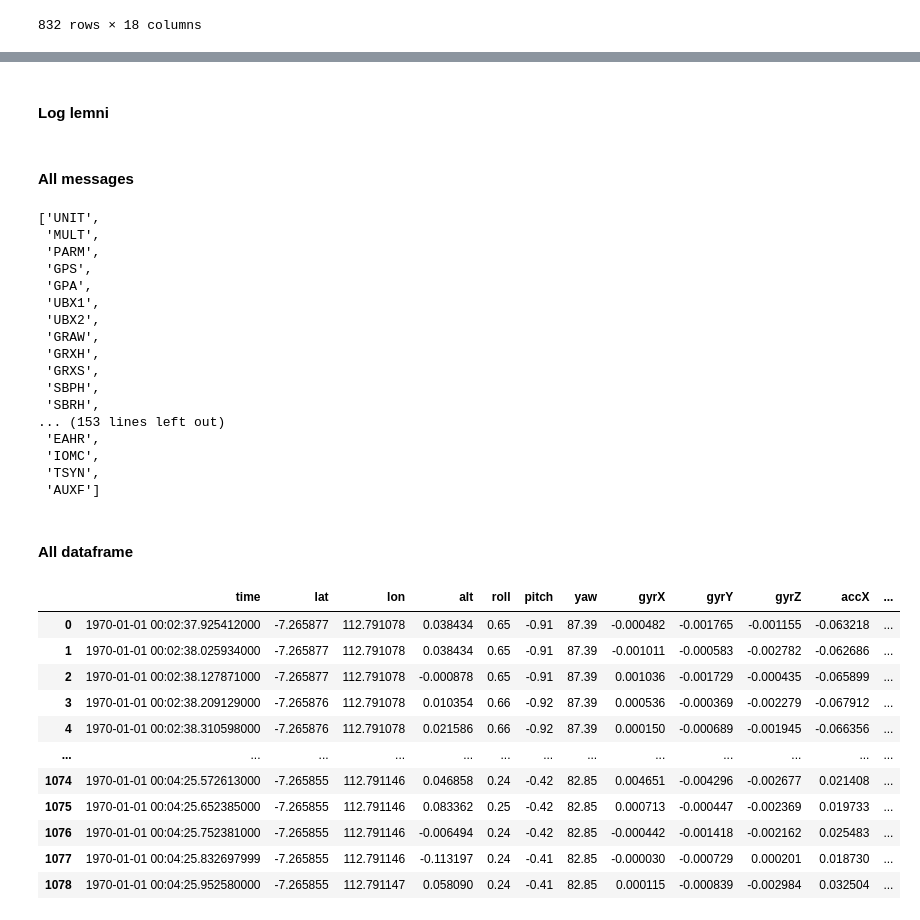
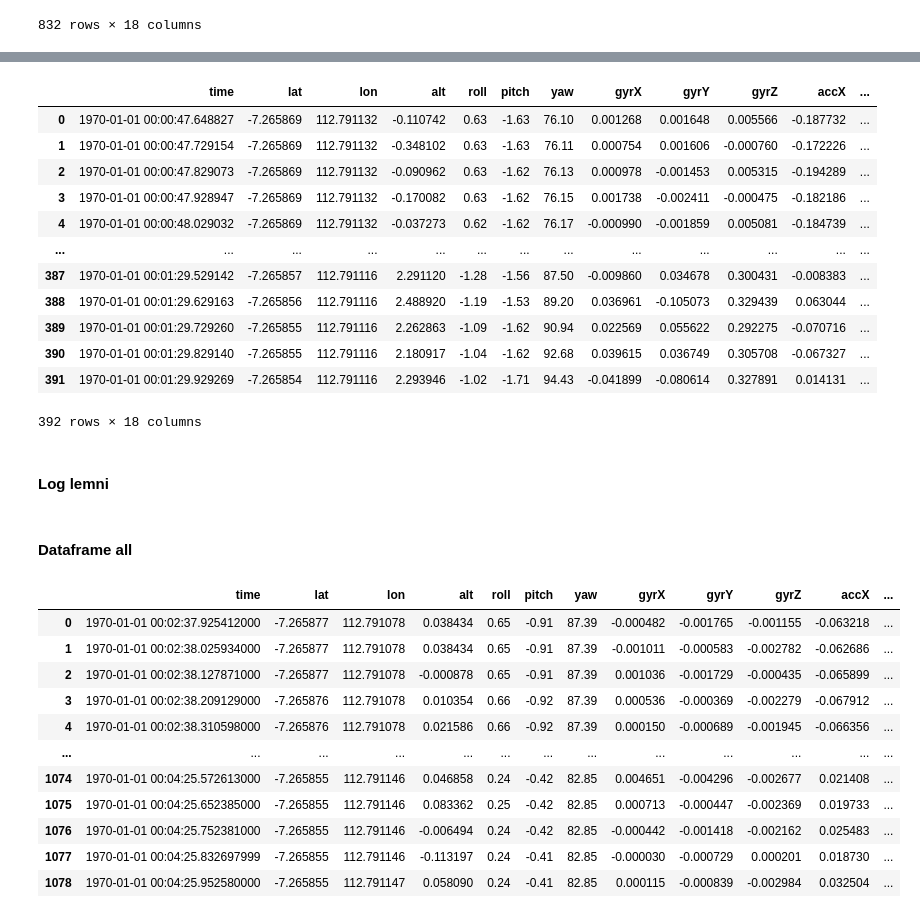
Before and after one commit to MiftahulSN/pixhawk-log-parsing, a Jupyter notebook: logger.ipynb, the cells around one changed output, grey strips where cells are left out. Saved outputs shown, nothing was run; the diff lists cells and outputs as text; code cells hidden in the pictures.

```diff
--- a/logger.ipynb
+++ b/logger.ipynb
@@ -222,3 +291,20 @@ df
+# %%
+df_filter = log.filter_circle()
+df_filter
+# %% [output]
+|  | time | lat | lon | alt | roll | pitch | yaw | gyrX | gyrY | gyrZ | accX | ... |
+| 0 | 1970-01-01 00:00:47.648827 | -7.265869 | 112.791132 | -0.110742 | 0.63 | -1.63 | 76.10 | 0.001268 | 0.001648 | 0.005566 | -0.187732 | ... |
+| 1 | 1970-01-01 00:00:47.729154 | -7.265869 | 112.791132 | -0.348102 | 0.63 | -1.63 | 76.11 | 0.000754 | 0.001606 | -0.000760 | -0.172226 | ... |
+| 2 | 1970-01-01 00:00:47.829073 | -7.265869 | 112.791132 | -0.090962 | 0.63 | -1.62 | 76.13 | 0.000978 | -0.001453 | 0.005315 | -0.194289 | ... |
+| 3 | 1970-01-01 00:00:47.928947 | -7.265869 | 112.791132 | -0.170082 | 0.63 | -1.62 | 76.15 | 0.001738 | -0.002411 | -0.000475 | -0.182186 | ... |
+| 4 | 1970-01-01 00:00:48.029032 | -7.265869 | 112.791132 | -0.037273 | 0.62 | -1.62 | 76.17 | -0.000990 | -0.001859 | 0.005081 | -0.184739 | ... |
+| ... | ... | ... | ... | ... | ... | ... | ... | ... | ... | ... | ... | ... |
+| 387 | 1970-01-01 00:01:29.529142 | -7.265857 | 112.791116 | 2.291120 | -1.28 | -1.56 | 87.50 | -0.009860 | 0.034678 | 0.300431 | -0.008383 | ... |
+| 388 | 1970-01-01 00:01:29.629163 | -7.265856 | 112.791116 | 2.488920 | -1.19 | -1.53 | 89.20 | 0.036961 | -0.105073 | 0.329439 | 0.063044 | ... |
+| 389 | 1970-01-01 00:01:29.729260 | -7.265855 | 112.791116 | 2.262863 | -1.09 | -1.62 | 90.94 | 0.022569 | 0.055622 | 0.292275 | -0.070716 | ... |
+| 390 | 1970-01-01 00:01:29.829140 | -7.265855 | 112.791116 | 2.180917 | -1.04 | -1.62 | 92.68 | 0.039615 | 0.036749 | 0.305708 | -0.067327 | ... |
+| 391 | 1970-01-01 00:01:29.929269 | -7.265854 | 112.791116 | 2.293946 | -1.02 | -1.71 | 94.43 | -0.041899 | -0.080614 | 0.327891 | 0.014131 | ... |
+392 rows × 18 columns
 # %% [markdown]
 #### Log lemni
 # %%
@@ -228,25 +314,3 @@ log = PixhawkLogger(path)
-# %% [markdown]
-#### All messages
-# %%
-log.get_all_messages()
-# %% [output]
-['UNIT',
- 'MULT',
- 'PARM',
- 'GPS',
- 'GPA',
- 'UBX1',
- 'UBX2',
- 'GRAW',
- 'GRXH',
- 'GRXS',
- 'SBPH',
- 'SBRH',
-... (153 lines left out)
- 'EAHR',
- 'IOMC',
- 'TSYN',
- 'AUXF']
 # %% [markdown]
-#### All dataframe
+#### Dataframe all
 # %%
```
Also changed, not shown: parts of 14 cells of this notebook.
